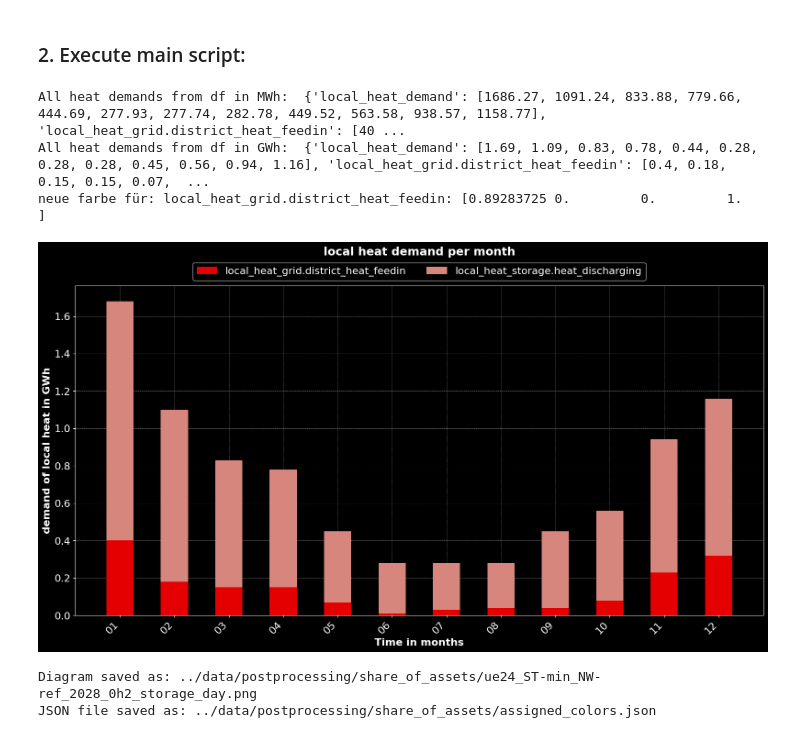
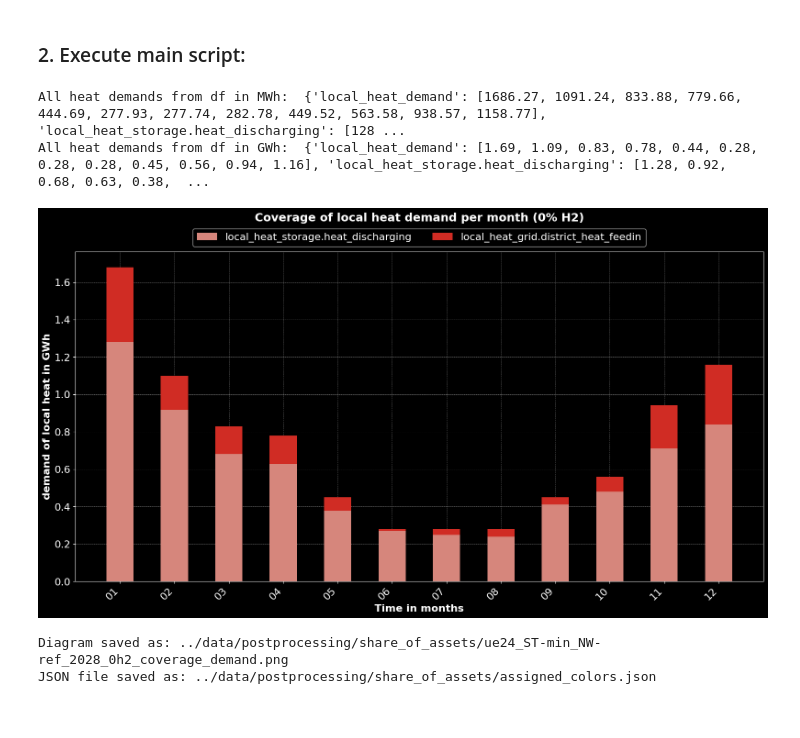
Before and after one commit to HTWK-Interconnected-Energy-Systems/BURN4H2, a Jupyter notebook: postprocessing/share_of_assets.ipynb, the cells around one changed output. Saved outputs shown, nothing was run; the diff lists cells and outputs as text; code cells hidden in the pictures.

Commit message:
Legendenanpassungen führten zu Fehlern bei Farbvergabe, gefixed, Szenariobezeichnungen ergänzt

```diff
--- a/postprocessing/share_of_assets.ipynb
+++ b/postprocessing/share_of_assets.ipynb
@@ -268,20 +278,19 @@ def get_color_for_key(
     colormap = register_colormap(cmap_name=cmap_name)
     colors = colormap(np.linspace(spectrum_left, spectrum_right, amount_colors))
     next_color = len(assigned_colors) % len(colors)
-    if 'storage' or 'grid' in asset_name:
+    if 'storage' in asset_name or 'grid' in asset_name:
         if asset_name not in assigned_colors:
             assigned_colors[asset_name] = colors[next_color]
-            print(f"neue farbe für: {asset_name}:", colors[next_color])
+            print(f"neue farbe für storage/grid: {asset_name}:", colors[next_color])
 
         return tuple(assigned_colors[asset_name])
-
 
     else:
         asset_name_split = asset_name.split(".")[0]
         if asset_name_split not in assigned_colors:
             # If key does not have a color, give it the next one:
             assigned_colors[asset_name_split] = colors[next_color]
-            print(f"neue farbe für: {asset_name_split}:", colors[next_color])
+            print(f"Neue farbe für asset: {asset_name_split}:", colors[next_color])
 
         return tuple(assigned_colors[asset_name_split])
 
@@ -674,7 +683,7 @@ def get_asset_data_for_plot(
             actual_unit=actual_unit,
             target_unit=target_unit
             )
-    print(f"Dict in target unit {target_unit}: ", asset_dict)
+    print(f"[get_asset_data_for_plot] Dict in target unit {target_unit}: ", asset_dict)
 
     return asset_dict, calculate_asset_share_of_supply(asset_dict=asset_dict, selected_assets=selected_assets,type_of_energy=type_of_energy), get_periods_for_plot(time_series_df=time_series_df, granularity=granularity)
 
@@ -798,8 +807,8 @@ def get_demand_for_plot(
         # local heat demand for 'local':
         if type_of_heat_grid == 'local':
             column_names = [f'{type_of_heat_grid}_{type_of_energy}_demand',
-                            f'{type_of_heat_grid}_{type_of_energy}_grid.district_heat_feedin',
-                            f'{type_of_heat_grid}_{type_of_energy}_storage.heat_discharging'] # local_heat_demand
+                            f'{type_of_heat_grid}_{type_of_energy}_storage.heat_discharging',
+                            f'{type_of_heat_grid}_{type_of_energy}_grid.district_heat_feedin'] # local_heat_demand
         else:
             # any string else for type_of_heat_grid = district heat:
             column_names = [f'{type_of_energy}_demand'] # district heat / general
@@ -2016,7 +2049,8 @@ def decide_for_diagram_and_plot(
     key_to_label = None,
     heat_name = None,
     assets_demand = None,
-    time_series_df2 = None
+    time_series_df2 = None,
+    scenario_title = None
     ):
     """Wrapper function for Main script: Executes get asset data and plot functions.
     Chooses if storage is included in plot or only share of assets.
@@ -2147,7 +2181,8 @@ def decide_for_diagram_and_plot(
             target_unit=target_unit,
             type_of_heat_grid=type_of_heat_grid,
             heat_name=heat_name,
-            assets_with_power_demand=assets_demand
+            assets_with_power_demand=assets_demand,
+            scenario_title = scenario_title
         )
     # plot with comparison of two datasets next to each other from csv output (input path 1 and 2):
     elif compare_supplies_diagram == True:
@@ -2177,14 +2212,14 @@ def decide_for_diagram_and_plot(
             periods=periods1,
             granularity=granularity,
             type_of_energy=type_of_energy,
-            groupname=sharename,
             fontsize=fontsize,
             title_size=title_size,
             target_unit=target_unit,
-            heat_name = None
+            heat_name = None,
+            scenario_title=scenario_title
             )
     # single plot with shares of asset supply:
-    elif storage_diagram == None:
+    elif storage_diagram == 'supply':
         asset_plot_dict, supply_shares_dict, periods = get_asset_data_for_plot(
             time_series_df=time_series_df1,
             all_assets=all_assets,
@@ -2218,23 +2253,23 @@ def decide_for_diagram_and_plot(
 ### 1. Set input values for plot:
 # %%
 # 1 ! Definition Pathes, file and folder names for diagram: !
-filename = 'ue24_ST-min_NW-ref_2028_0h2_storage_day.png'
+filename = 'ue24_ST-min_NW-ref_2028_0h2_coverage_demand.png'
 output_folder_name = 'share_of_assets/'
 colors_filename = "assigned_colors.json"
 INPUT_PATH_1 = '../data/output/ue24_ST-min_NW-ref_2028/ue24_ST-min_NW-ref_2028_0h2_output.csv'
 OUTPUT_PATH = '../data/postprocessing/' + output_folder_name
 # optional: necessary for comparison of two data sets:
-INPUT_PATH_2 = '../data/output/gee23_ST-min_NW-ref_2028_output_geo.csv'
+INPUT_PATH_2 = '../data/output/ue24_ST-min_NW-ref_2028/ue24_ST-min_NW-ref_2028_100h2_output.csv'
 
 # 2 ! Decide for diagram type.!
 # side note: Just set one parameter on True / string, or both False!
-storage_diagram = None # 'fusion' = together in one plot with supply, ‘single’ only storage, None = only supply
+storage_diagram = None # 'fusion' = together in one plot with supply, ‘single’ only storage, 'supply' = only supply, None = skip
 heat_demand_diagram = True # true if you want demand plot
 compare_supplies_diagram = False # true if you want to compare supplies of all assets
 
 # 3 ! Assets for visualization:!
 my_assets = ('heatpump_s2','solar_thermal') # don't forget comma for one asset!
-all_considered_assets = ('heatpump_s2','solar_thermal') # local heating: ('heatpump_2','solar_thermal'), district heating: ('chp_1','chp_2') power: ('chp_1','chp_2', 'pv')
+all_considered_assets = ('chp_1','chp_2','heatpump_s2','solar_thermal') # local heating: ('heatpump_2','solar_thermal'), district heating: ('chp_1','chp_2') power: ('chp_1','chp_2', 'pv')
 
 # 4 ! set heat type of diagram: !
 type_of_energy = 'heat'
@@ -2255,6 +2290,7 @@ sharename = 'all assets'
 key_to_label = None #f'heatpump_s2.{type_of_energy}' # if set to "None" - no label in diagram is set! if set as string needs to be variable of output_time_series.csv.
 type_of_heat_grid = 'local' # 'local' = local_heat, None = (district) heat
 heat_name = 'local heat' # title string, add if f. e. local heat in titel highlighted
+scenario_title = '(0% H2)'
 
 # 8 optional: other settings for visualization:
 fontsize = 16
@@ -2314,7 +2350,8 @@ if __name__ == "__main__":
             assigned_colors_dict = colors_dict,
             type_of_heat_grid = type_of_heat_grid,
             heat_name=heat_name,
-            assets_demand=assets_with_power_demand
+            assets_demand=assets_with_power_demand,
+            scenario_title=scenario_title
         )
     # or plot one scenario:
     # compatible for all other functions with one csv input:
@@ -2337,37 +2374,37 @@ if __name__ == "__main__":
             time_series_df1 = time_sums_df1,
             all_assets = all_considered_assets,
             selected_assets = my_assets,
             type_of_energy = type_of_energy,
             granularity = granularity,
             actual_unit = actual_unit,
             target_unit = target_unit,
             sharename = sharename,
             fontsize = fontsize,
             title_size = title_size,
             key_to_label = key_to_label,
             colormap = colormap,
             assigned_colors_dict = colors_dict,
             type_of_heat_grid = type_of_heat_grid,
             heat_name=heat_name,
-            assets_demand=assets_with_power_demand
+            assets_demand=assets_with_power_demand,
+            scenario_title=scenario_title
         )
 
     # 4 save figure of plot in # 4.
     save_plot(
         fig=figure,
         output_path=OUTPUT_PATH,
         filename=filename
     )
 
     # 5 save colors if new asset is added:
     save_colors_for_key_json(
         colors_file=color_file_json,
         assigned_colors=colors_dict
         )
 # %% [output]
-All heat demands from df in MWh:  {'local_heat_demand': [1686.27, 1091.24, 833.88, 779.66, 444.69, 277.93, 277.74, 282.78, 449.52, 563.58, 938.57, 1158.77], 'local_heat_grid.district_heat_feedin': [40 ...
-All heat demands from df in GWh:  {'local_heat_demand': [1.69, 1.09, 0.83, 0.78, 0.44, 0.28, 0.28, 0.28, 0.45, 0.56, 0.94, 1.16], 'local_heat_grid.district_heat_feedin': [0.4, 0.18, 0.15, 0.15, 0.07,  ...
-neue farbe für: local_heat_grid.district_heat_feedin: [0.89283725 0.         0.         1.        ]
+All heat demands from df in MWh:  {'local_heat_demand': [1686.27, 1091.24, 833.88, 779.66, 444.69, 277.93, 277.74, 282.78, 449.52, 563.58, 938.57, 1158.77], 'local_heat_storage.heat_discharging': [128 ...
+All heat demands from df in GWh:  {'local_heat_demand': [1.69, 1.09, 0.83, 0.78, 0.44, 0.28, 0.28, 0.28, 0.45, 0.56, 0.94, 1.16], 'local_heat_storage.heat_discharging': [1.28, 0.92, 0.68, 0.63, 0.38,  ...
-[figure, old version]
+[figure, new version]
-Diagram saved as: ../data/postprocessing/share_of_assets/ue24_ST-min_NW-ref_2028_0h2_storage_day.png
+Diagram saved as: ../data/postprocessing/share_of_assets/ue24_ST-min_NW-ref_2028_0h2_coverage_demand.png
 JSON file saved as: ../data/postprocessing/share_of_assets/assigned_colors.json
```
Also changed, not shown: parts of 4 cells of this notebook, 7 other files.
